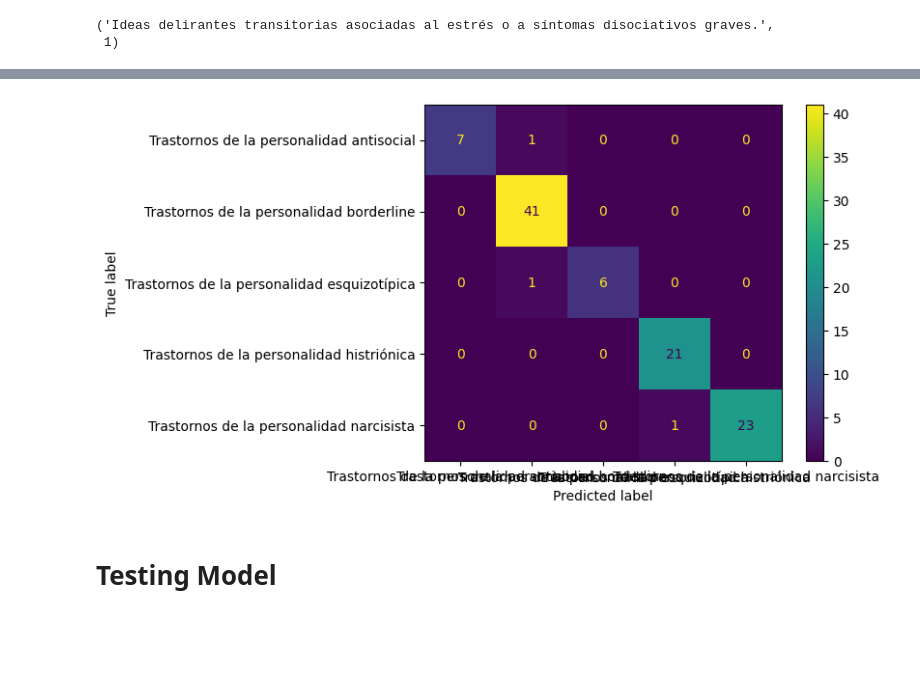
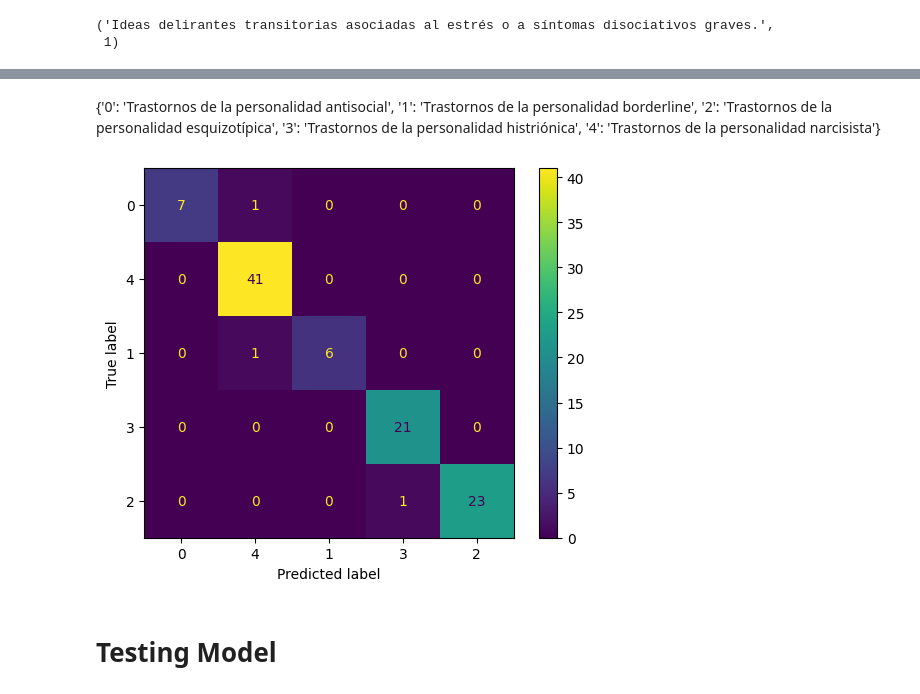
Before and after one commit to edmenciab733/hackaton2023, a Jupyter notebook: diagnostico_trastornos_edgar.ipynb, the cells around one changed output, grey strips where cells are left out. Saved outputs shown, nothing was run; the diff lists cells and outputs as text; code cells hidden in the pictures; blank space fills up the shorter version.

```diff
--- a/diagnostico_trastornos_edgar.ipynb
+++ b/diagnostico_trastornos_edgar.ipynb
@@ -336,13 +326,21 @@ preds = np.argmax(predict.predictions, axis=-1)
 # %%
 df_evaluate = pd.DataFrame(tokenized_datasets["test"] )
 df_evaluate['prediction'] = preds
+# %% [markdown]
+{'0': 'Trastornos de la personalidad antisocial',
+  '1': 'Trastornos de la personalidad borderline',
+  '2': 'Trastornos de la personalidad esquizotípica',
+  '3': 'Trastornos de la personalidad histriónica',
+  '4': 'Trastornos de la personalidad narcisista'}
+# %%
+labels = data.Padecimiento_Cat.unique()
 # %%
 confusion_matrix = metrics.confusion_matrix(df_evaluate['label'], df_evaluate['prediction'])
-cm_display = metrics.ConfusionMatrixDisplay(confusion_matrix = confusion_matrix, display_labels = labelencoder.classes_)
+cm_display = metrics.ConfusionMatrixDisplay(confusion_matrix = confusion_matrix, display_labels = labels)
 cm_display.plot()
 plt.show()
 # %% [output]
-[figure, old version]
+[figure, new version]
 # %%
 model_id_custom = "./diagnotico_fine_tunning_transformer"
 # Save tokenizer
```
Also changed, not shown: parts of 2 cells of this notebook.
